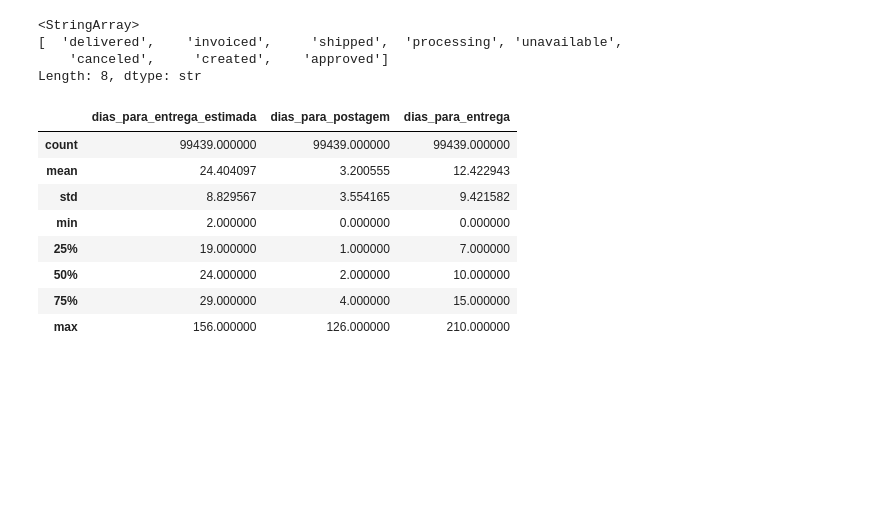
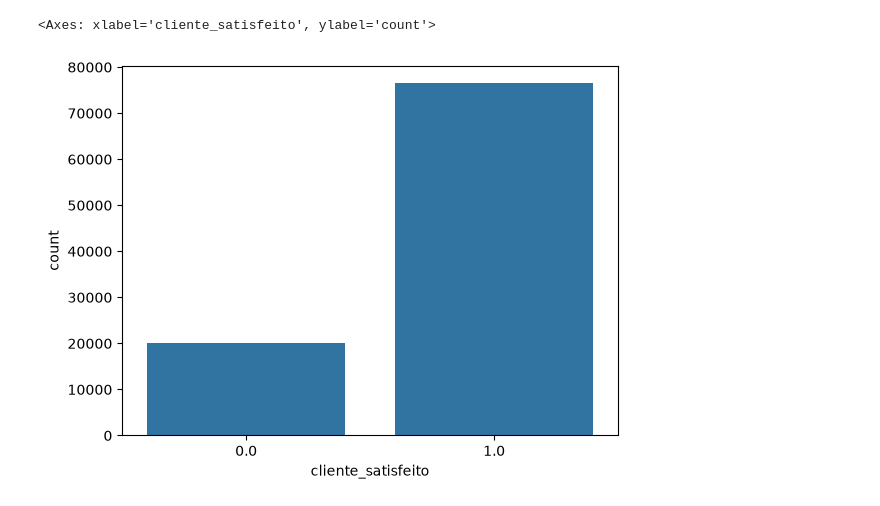
Before and after one commit to jafmatos/olist_satisfaction, a Jupyter notebook: notebook/eda_01.ipynb, the cells around one changed output. Saved outputs shown, nothing was run; the diff lists cells and outputs as text; code cells hidden in the pictures; blank space fills up the shorter version.

```diff
--- a/notebook/eda_01.ipynb
+++ b/notebook/eda_01.ipynb
@@ -199,7 +39,0 @@ dataframe_pedidos.sample(n=5)
-# %%
-dataframe_pedidos["status_pedido"].unique()
-# %% [output]
-<StringArray>
-[  'delivered',    'invoiced',     'shipped',  'processing', 'unavailable',
-    'canceled',     'created',    'approved']
-Length: 8, dtype: str
@@ -217,12 +39,0 @@ dataframe_pedidos["status_pedido"] = dataframe_pedidos["status_pedido"].map({
-# %%
-dataframe_pedidos.describe()
-# %% [output]
-|  | dias_para_entrega_estimada | dias_para_postagem | dias_para_entrega |
-| count | 99439.000000 | 99439.000000 | 99439.000000 |
-| mean | 24.404097 | 3.200555 | 12.422943 |
-| std | 8.829567 | 3.554165 | 9.421582 |
-| min | 2.000000 | 0.000000 | 0.000000 |
-| 25% | 19.000000 | 1.000000 | 7.000000 |
-| 50% | 24.000000 | 2.000000 | 10.000000 |
-| 75% | 29.000000 | 4.000000 | 15.000000 |
-| max | 156.000000 | 126.000000 | 210.000000 |
@@ -232,0 +40,8 @@ dataframe_pedidos.to_csv(PROCESSED_DATA_DIR / "pedidos.csv", index=False)
+# %%
+seaborn.countplot(
+    data=dataframe,
+    x="cliente_satisfeito"
+)
+# %% [output]
+<Axes: xlabel='cliente_satisfeito', ylabel='count'>
+[figure, added]
```
Also changed, not shown: parts of 22 cells of this notebook, 12 other files.
